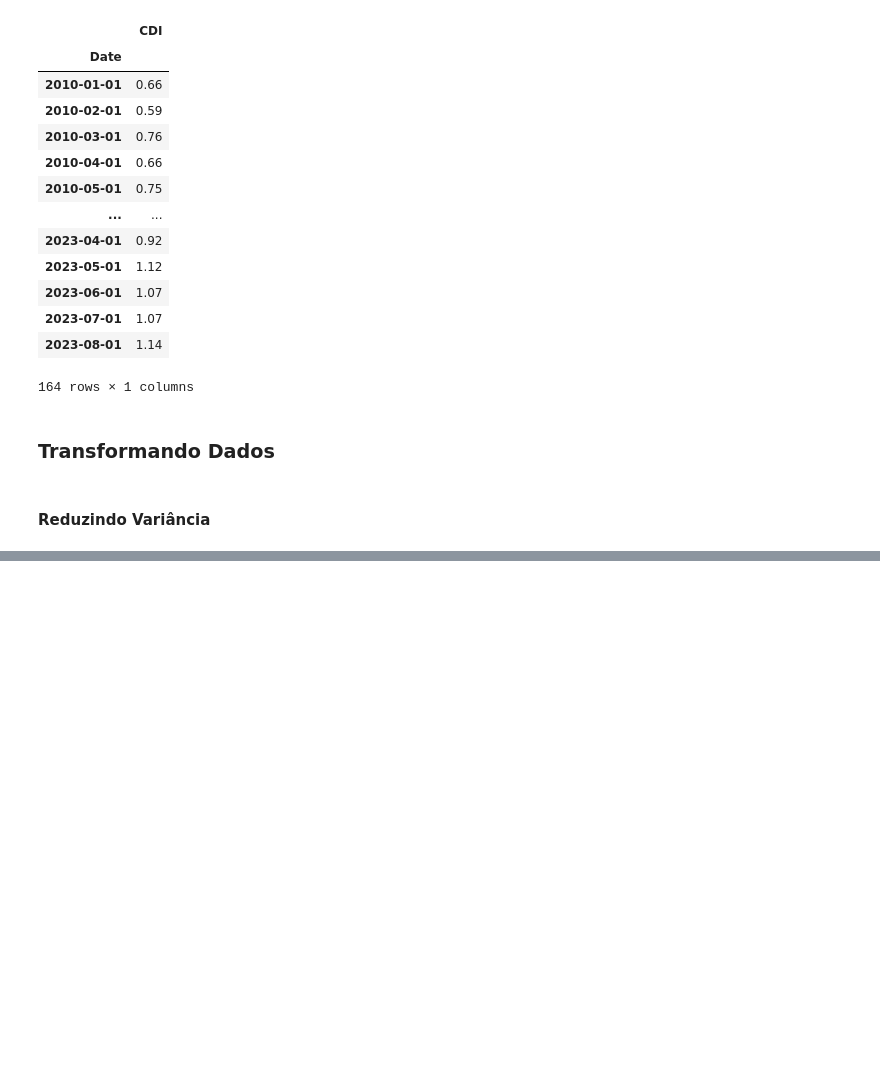
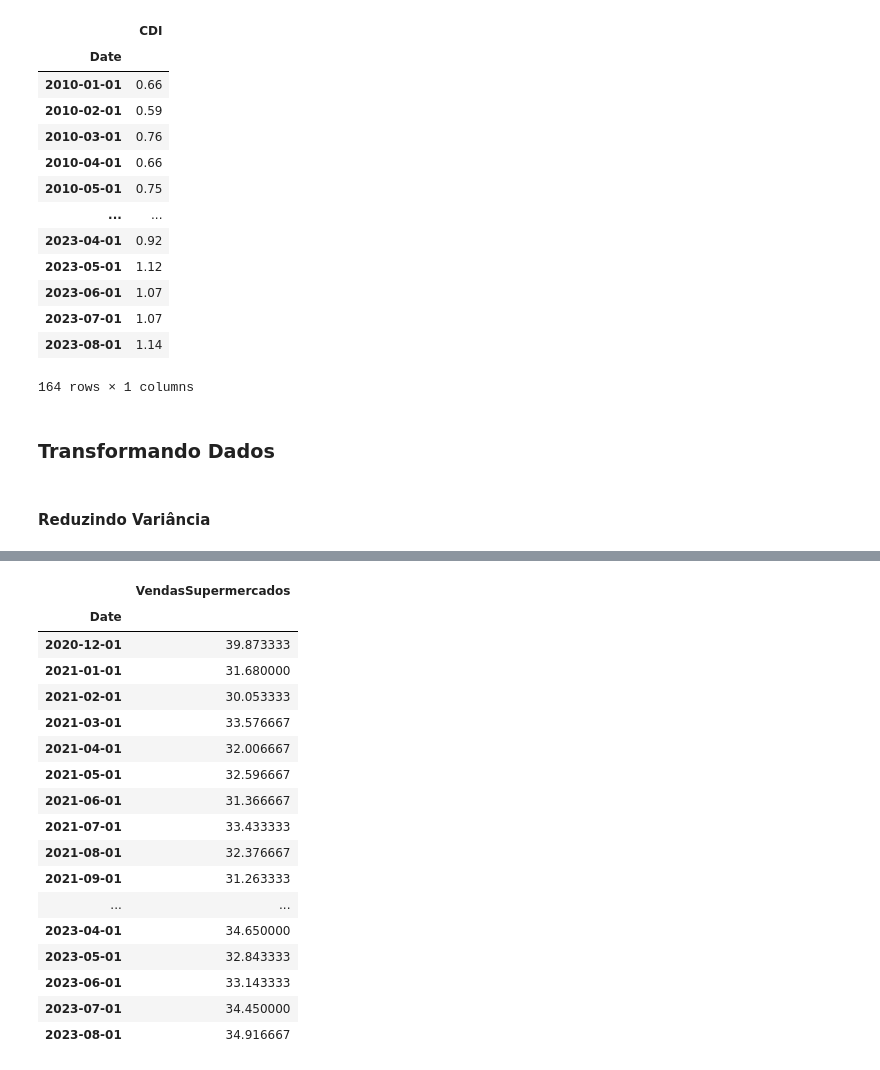
Before and after one commit to lspraciano/timeSeriesChallengeDez23, a Jupyter notebook: supermarket.ipynb, the cells around one changed output, grey strips where cells are left out. Cells and saved outputs as stored; diff of their text form; code cells hidden in the pictures; blank space fills up the shorter version.

```diff
--- a/supermarket.ipynb
+++ b/supermarket.ipynb
@@ -561,0 +585,21 @@ df_arima_cdi["CDI"]: pd.Series = df_arima_cdi["CDI"]**1/3
+# %%
+test
+# %% [output]
+|  | VendasSupermercados |
+| Date |  |
+| 2020-12-01 | 39.873333 |
+| 2021-01-01 | 31.680000 |
+| 2021-02-01 | 30.053333 |
+| 2021-03-01 | 33.576667 |
+| 2021-04-01 | 32.006667 |
+| 2021-05-01 | 32.596667 |
+| 2021-06-01 | 31.366667 |
+| 2021-07-01 | 33.433333 |
+| 2021-08-01 | 32.376667 |
+| 2021-09-01 | 31.263333 |
+| ... | ... |
+| 2023-04-01 | 34.650000 |
+| 2023-05-01 | 32.843333 |
+| 2023-06-01 | 33.143333 |
+| 2023-07-01 | 34.450000 |
+| 2023-08-01 | 34.916667 |
```
Also changed, not shown: parts of 15 cells of this notebook.
